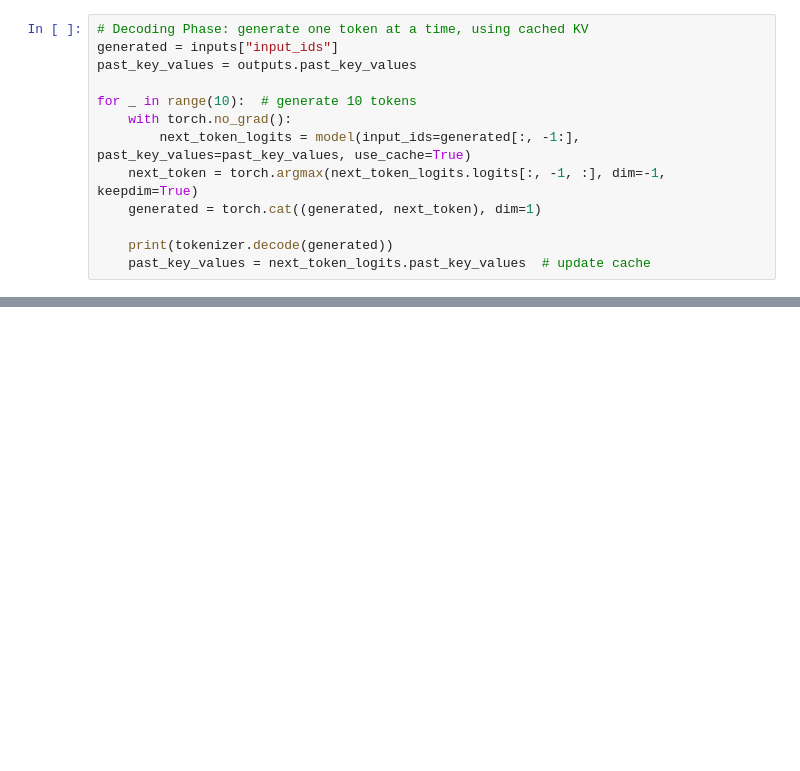
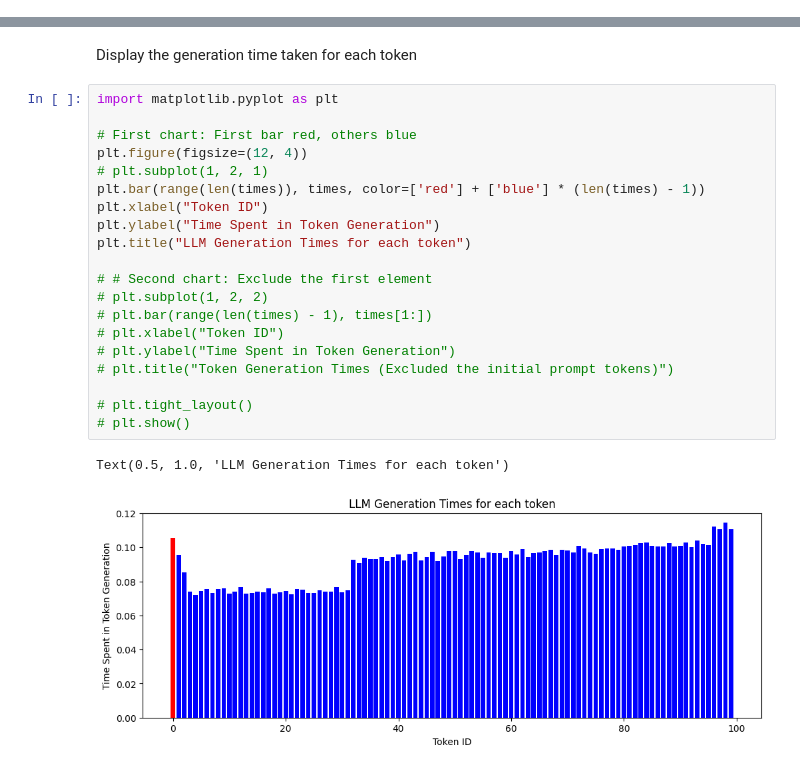
Before and after one commit to orca3/llm-model-serving, a Jupyter notebook: ch02/workthrough_LLM_execution.ipynb, the cells around one changed output, grey strips where cells are left out. Saved outputs shown, nothing was run; the diff lists cells and outputs as text; blank space fills up the shorter version.

Commit message:
LLM Generation Code

```diff
--- a/ch02/workthrough_LLM_execution.ipynb
+++ b/ch02/workthrough_LLM_execution.ipynb
@@ -120,13 +56,0 @@ RuntimeError: Found no NVIDIA driver on your system. Please check that you have
-# %%
-# Decoding Phase: generate one token at a time, using cached KV
-generated = inputs["input_ids"]
-past_key_values = outputs.past_key_values
-
-for _ in range(10):  # generate 10 tokens
-    with torch.no_grad():
-        next_token_logits = model(input_ids=generated[:, -1:], past_key_values=past_key_values, use_cache=True)
-    next_token = torch.argmax(next_token_logits.logits[:, -1, :], dim=-1, keepdim=True)
-    generated = torch.cat((generated, next_token), dim=1)
-
-    print(tokenizer.decode(generated))
-    past_key_values = next_token_logits.past_key_values  # update cache
@@ -202,0 +148,25 @@ for _ in range(10):  # generate 10 tokens
+# %% [markdown]
+Display the generation time taken for each token
+# %%
+import matplotlib.pyplot as plt
+
+# First chart: First bar red, others blue
+plt.figure(figsize=(12, 4))
+# plt.subplot(1, 2, 1)
+plt.bar(range(len(times)), times, color=['red'] + ['blue'] * (len(times) - 1))
+plt.xlabel("Token ID")
+plt.ylabel("Time Spent in Token Generation")
+plt.title("LLM Generation Times for each token")
+
+# # Second chart: Exclude the first element
+# plt.subplot(1, 2, 2)
+# plt.bar(range(len(times) - 1), times[1:])
+# plt.xlabel("Token ID")
+# plt.ylabel("Time Spent in Token Generation")
+# plt.title("Token Generation Times (Excluded the initial prompt tokens)")
+
+# plt.tight_layout()
+# plt.show()
+# %% [output]
+Text(0.5, 1.0, 'LLM Generation Times for each token')
+[figure, added]
```
Also changed, not shown: parts of 15 cells of this notebook.
